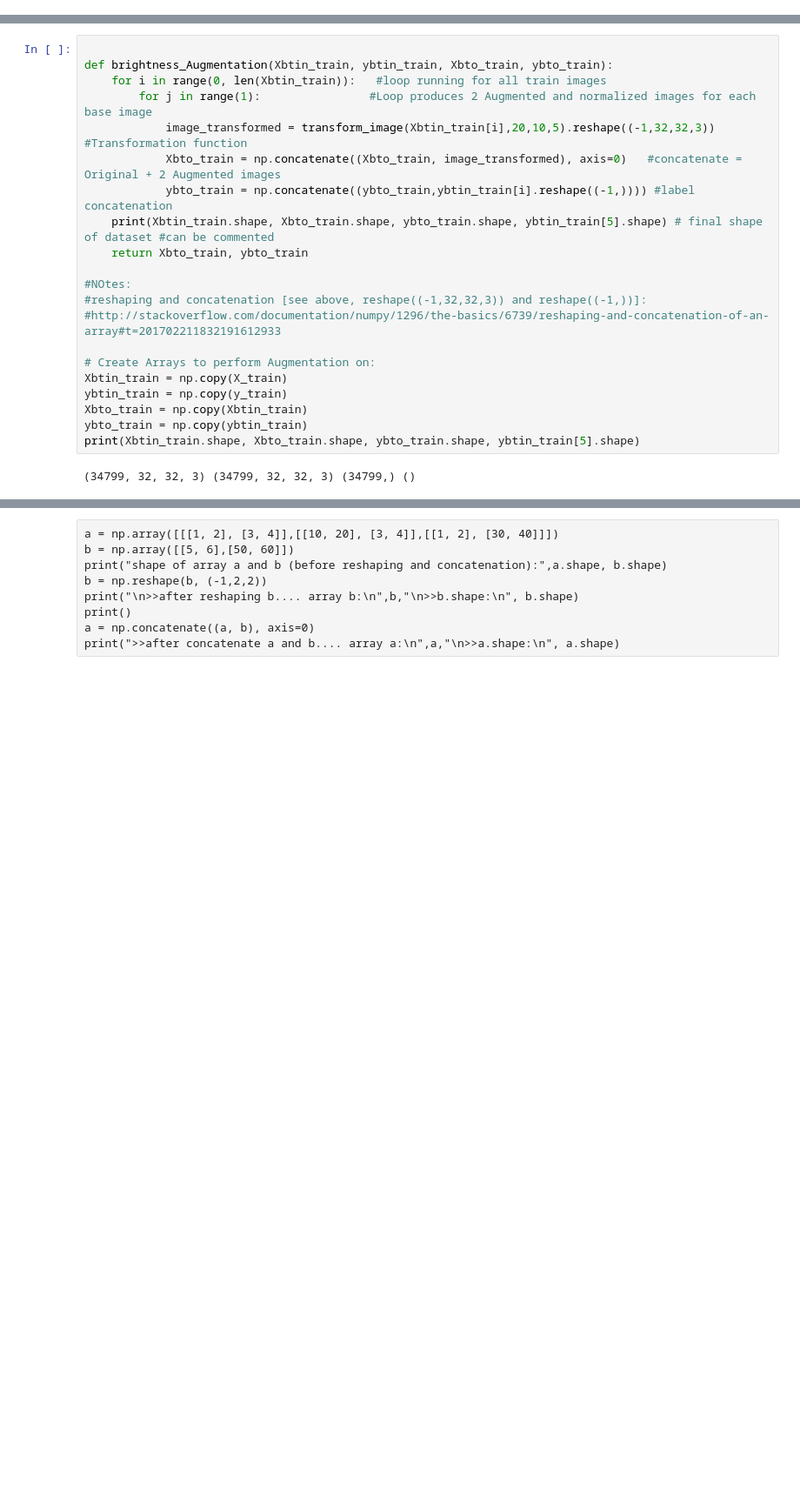
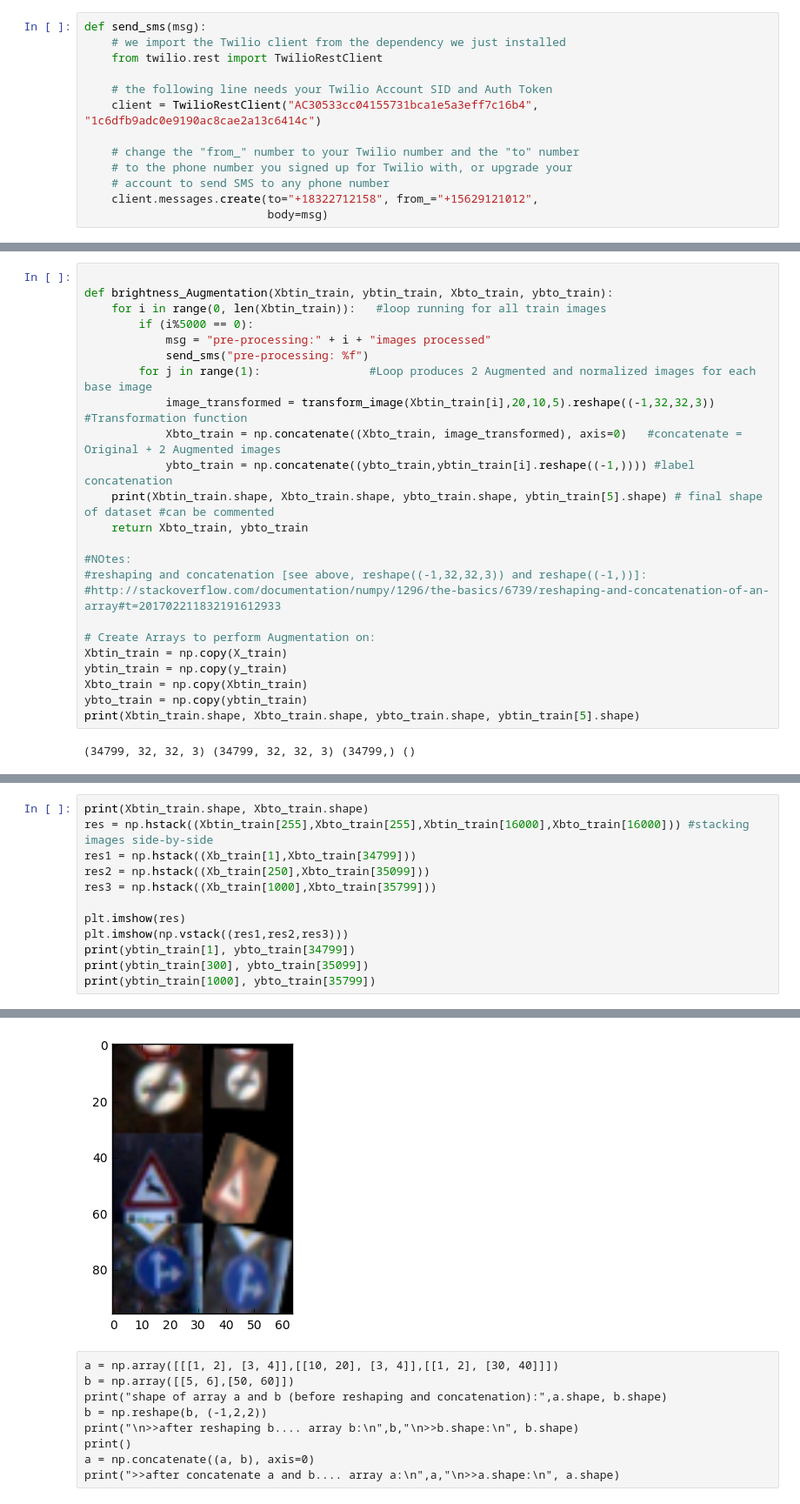
Before and after one commit to karanj1/SDCar, a Jupyter notebook: CarND-Traffic-Sign-Classifier-Project/Traffic_Sign_Classifier.ipynb, the cells around one changed output, grey strips where cells are left out. Shown at 87% size. Cells and saved outputs as stored; diff of their text form; blank space fills up the shorter version.

```diff
--- a/CarND-Traffic-Sign-Classifier-Project/Traffic_Sign_Classifier.ipynb
+++ b/CarND-Traffic-Sign-Classifier-Project/Traffic_Sign_Classifier.ipynb
@@ -213,6 +212,19 @@ def brightness_Augmentation(Xb_in, Xba_out):
 
     return Xba_out
     #plt.imshow(Xba_out)
+# %%
+def send_sms(msg):
+    # we import the Twilio client from the dependency we just installed
+    from twilio.rest import TwilioRestClient
+
+    # the following line needs your Twilio Account SID and Auth Token
+    client = TwilioRestClient("AC30533cc04155731bca1e5a3eff7c16b4", "1c6dfb9adc0e9190ac8cae2a13c6414c")
+
+    # change the "from_" number to your Twilio number and the "to" number
+    # to the phone number you signed up for Twilio with, or upgrade your
+    # account to send SMS to any phone number
+    client.messages.create(to="+18322712158", from_="+15629121012",
+                           body=msg)
 # %%
 def pre_process_image(Xpp_in, Xpp_out):
     cv2.normalize(Xpp_in, Xpp_in, 0, 255, cv2.NORM_MINMAX)
@@ -252,6 +264,9 @@ def transform_image(image,ang_range,shear_range,trans_range):
 
 def brightness_Augmentation(Xbtin_train, ybtin_train, Xbto_train, ybto_train):
     for i in range(0, len(Xbtin_train)):   #loop running for all train images
+        if (i%5000 == 0):
+            msg = "pre-processing:" + i + "images processed"
+            send_sms("pre-processing: %f")
         for j in range(1):                #Loop produces 2 Augmented and normalized images for each base image
             image_transformed = transform_image(Xbtin_train[i],20,10,5).reshape((-1,32,32,3))    #Transformation function
             Xbto_train = np.concatenate((Xbto_train, image_transformed), axis=0)   #concatenate = Original + 2 Augmented images
@@ -303,3 +309,16 @@ plt.imshow(np.vstack((res1,res2,res3)))
 print(ybtin_train[1], ybto_train[34799])
 print(ybtin_train[300], ybto_train[35099])
 print(ybtin_train[1000], ybto_train[35799])
+# %%
+print(Xbtin_train.shape, Xbto_train.shape)
+res = np.hstack((Xbtin_train[255],Xbto_train[255],Xbtin_train[16000],Xbto_train[16000])) #stacking images side-by-side
+res1 = np.hstack((Xb_train[1],Xbto_train[34799]))
+res2 = np.hstack((Xb_train[250],Xbto_train[35099]))
+res3 = np.hstack((Xb_train[1000],Xbto_train[35799]))
+
+plt.imshow(res)
+plt.imshow(np.vstack((res1,res2,res3)))
+print(ybtin_train[1], ybto_train[34799])
+print(ybtin_train[300], ybto_train[35099])
+print(ybtin_train[1000], ybto_train[35799])
+# %% [output]
@@ -306,3 +329,4 @@ print(ybtin_train[1000], ybto_train[35799])
+[figure, added]
 # %% [raw]
 a = np.array([[[1, 2], [3, 4]],[[10, 20], [3, 4]],[[1, 2], [30, 40]]])
 b = np.array([[5, 6],[50, 60]])
```
Also changed, not shown: parts of 3 cells of this notebook.
